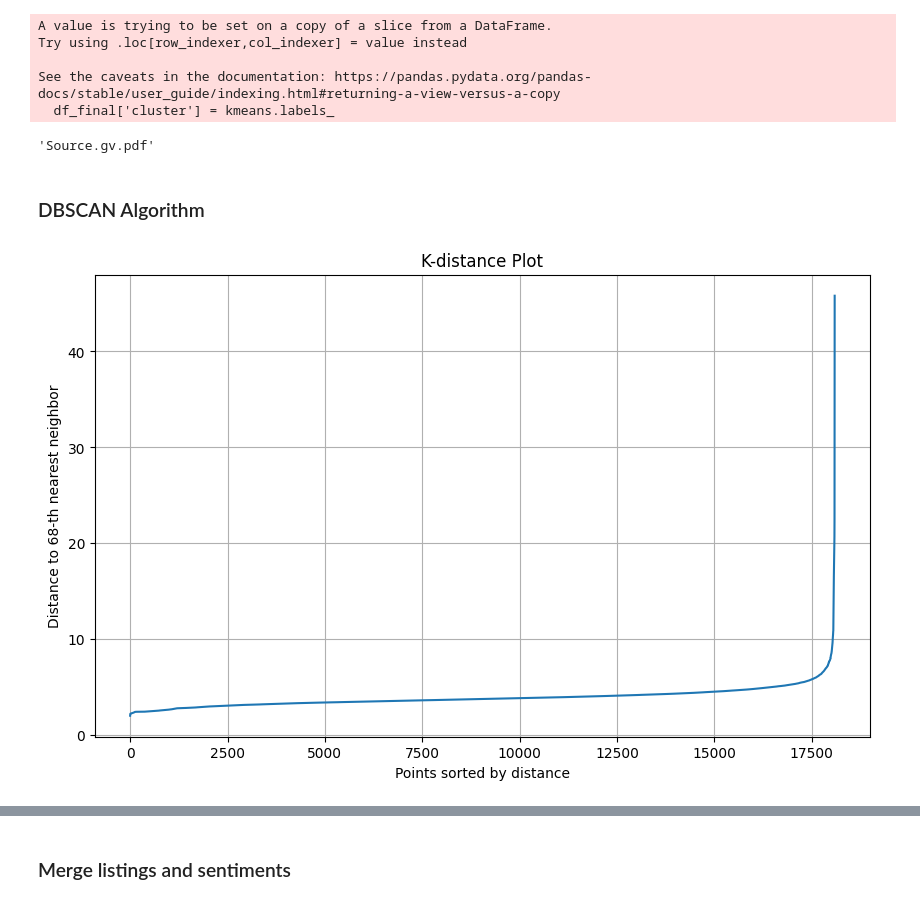
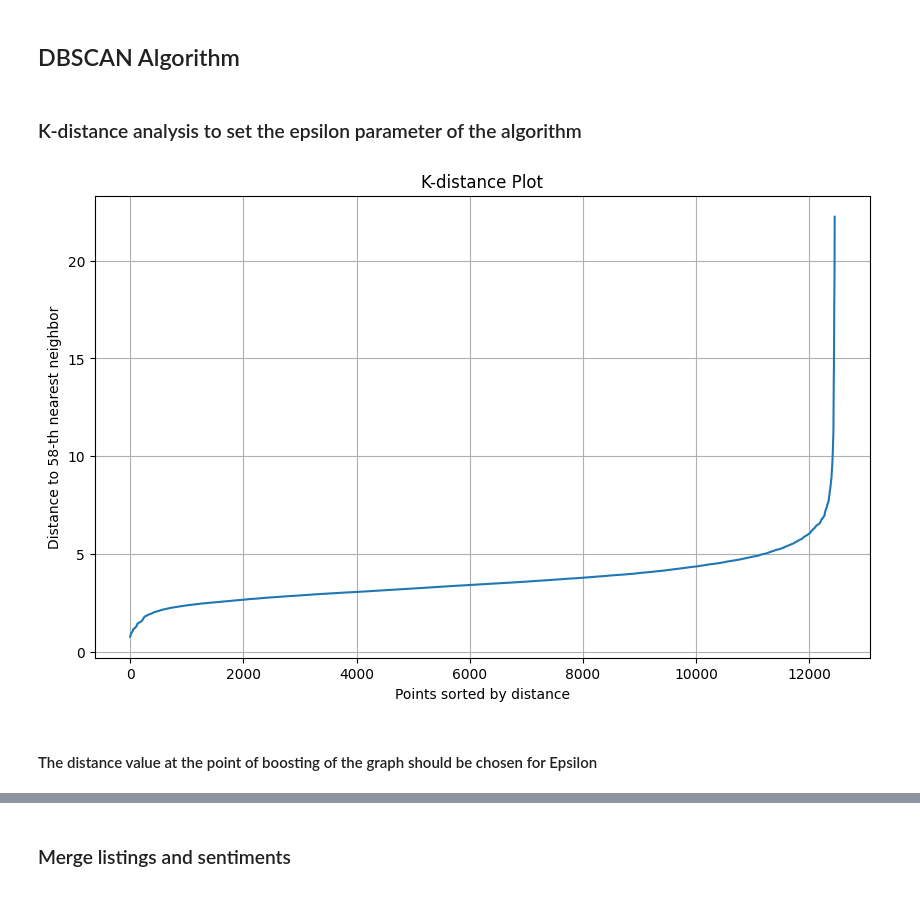
Before and after one commit to cecil7525/CompToolsAirBNB, a Jupyter notebook: cs4ds.ipynb, the cells around one changed output, grey strips where cells are left out. Drawn from its saved outputs; the diff is of its cells as text; code cells hidden in the pictures.

Commit message:
Refined clustering and extended to do apriori algorithm

```diff
--- a/cs4ds.ipynb
+++ b/cs4ds.ipynb
@@ -170,0 +156,6 @@ pd.set_option('display.max_columns', None)
+# %%
+#small modifications an some columns since they are not identified as number by pandas
+df_final["host_about"] = df_final["host_about"].astype("int")
+df_final["host_verifications"] = df_final["host_verifications"].astype("int")
+df_final["amenities"] = df_final["amenities"].astype("int")
+df_final[["host_in_NY", "host_is_superhost"]] = df_final[["host_in_NY", "host_is_superhost"]].astype("bool")
@@ -189,24 +191,4 @@ scaler = StandardScaler()
 numerical_and_boolean = df_final[numerical_cols + boolean_cols]
 scaled_numerical_boolean = scaler.fit_transform(numerical_and_boolean)
 # %%
-encoded_categorical_df = pd.DataFrame(encoded_categorical, columns=encoder.get_feature_names_out(categorical_cols))
-
-preprocessed_df = pd.concat([pd.DataFrame(scaled_numerical_boolean, columns=numerical_cols + boolean_cols), encoded_categorical_df], axis=1)
+preprocessed_df = pd.DataFrame(scaled_numerical_boolean, columns=numerical_cols + boolean_cols)
-# %%
-inertia = []
-k_values = range(1, 20)  # You can adjust the range according to your needs
-
-for k in k_values:
-    kmeans = KMeans(n_clusters=k, random_state=39)
-    kmeans.fit(preprocessed_df)
-    inertia.append(kmeans.inertia_)  # Store the inertia values
-
-# Step 8: Plot the Elbow Curve
-plt.figure(figsize=(8, 5))
-plt.plot(k_values, inertia, marker='o')
-plt.title('Elbow Method for Optimal k')
-plt.xlabel('Number of clusters (k)')
-plt.ylabel('Inertia')
-plt.xticks(k_values)
-plt.grid(True)
-plt.show()
@@ -215,66 +195,33 @@ plt.show()
-# %%
-optimal_k = 6
-
-kmeans = KMeans(n_clusters=optimal_k, random_state=39)
-kmeans.fit(preprocessed_df)
-
-df_final['cluster'] = kmeans.labels_
-# %% [output]
-A value is trying to be set on a copy of a slice from a DataFrame.
-Try using .loc[row_indexer,col_indexer] = value instead
-
-See the caveats in the documentation: https://pandas.pydata.org/pandas-docs/stable/user_guide/indexing.html#returning-a-view-versus-a-copy
-  df_final['cluster'] = kmeans.labels_
-# %%
-X = preprocessed_df  # Features
-y = df_final['cluster']    # Targets based on clustering
-
-# Step 10: Fit a Random Forest Classifier
-rf_model = RandomForestClassifier(random_state=190)
-rf_model.fit(X, y)
-tree_index = 1
-estimator = rf_model.estimators_[tree_index]
-
-# Step 3: Export the chosen tree to a dot file
-dot_file = export_graphviz(estimator,
-                            out_file=None,
-                            feature_names=X.columns,
-                            class_names=[str(i) for i in range(optimal_k)],
-                            filled=True,
-                            rounded=True,
-                            special_characters=True)
-
-# Step 4: Visualize the tree using graphviz
-graph = graphviz.Source(dot_file)
-graph.view()  # Open the tree visualization
-# %% [output]
-'Source.gv.pdf'
 # %% [markdown]
-### DBSCAN Algorithm
+## DBSCAN Algorithm
+# %% [markdown]
+### K-distance analysis to set the epsilon parameter of the algorithm
 # %%
 from sklearn.neighbors import NearestNeighbors
 
-# Assume preprocessed_data is your data after preprocessing
-min_samples = 68  # Set your min_samples for DBSCAN
+# setting min_samples for the DBSCAN => rule of thumb: two times of total features in the dataframe
+min_samples = len(df_final.columns)*2  # Set your min_samples for DBSCAN
 
 # Fit Nearest Neighbors
 nbrs = NearestNeighbors(n_neighbors=min_samples).fit(preprocessed_df)
 distances, indices = nbrs.kneighbors(preprocessed_df)
 
 # Get the distances to the k-th nearest neighbor (min_samples)
 k_distance = distances[:, min_samples - 1]  # Selecting the distance to the min_samples-neighbor
 
 # Sort the K-distance
 k_distance_sorted = np.sort(k_distance)
 
 # Plot the K-distance graph
 plt.figure(figsize=(10, 6))
 plt.plot(k_distance_sorted)
 plt.title('K-distance Plot')
 plt.xlabel('Points sorted by distance')
 plt.ylabel(f'Distance to {min_samples}-th nearest neighbor')
 plt.grid(True)
 plt.show()
 # %% [output]
-[figure, old version]
+[figure, new version]
+# %% [markdown]
+#### The distance value at the point of boosting of the graph should be chosen for Epsilon
 # %%
```
Also changed, not shown: parts of 49 cells of this notebook.
